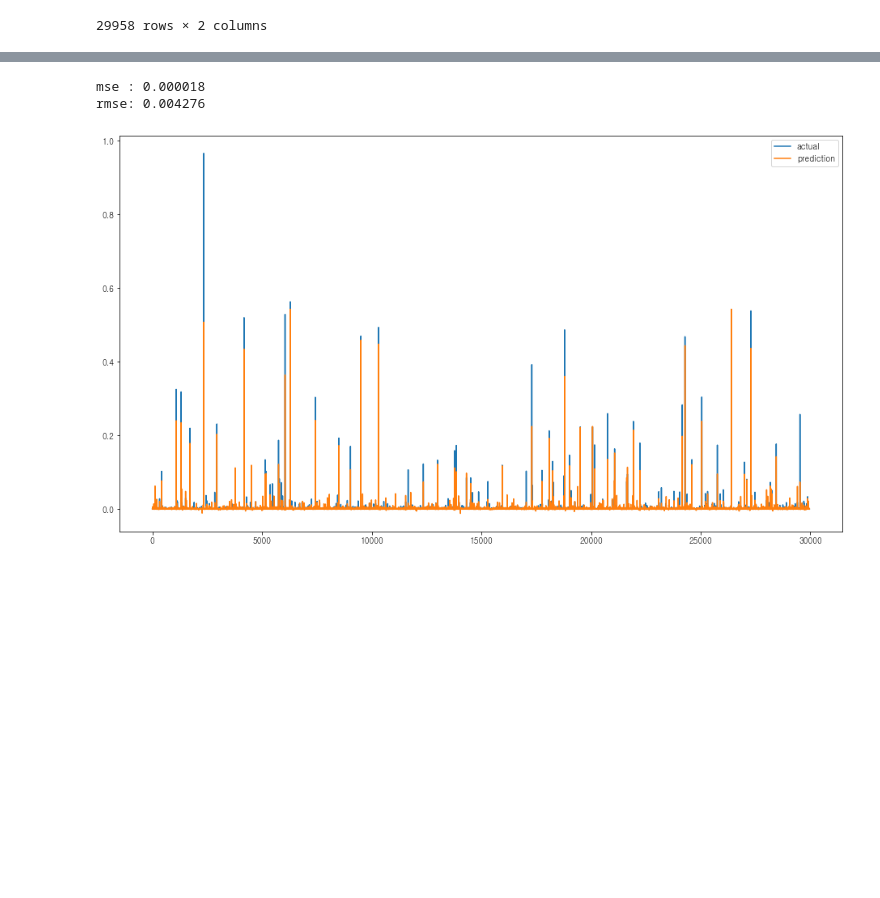
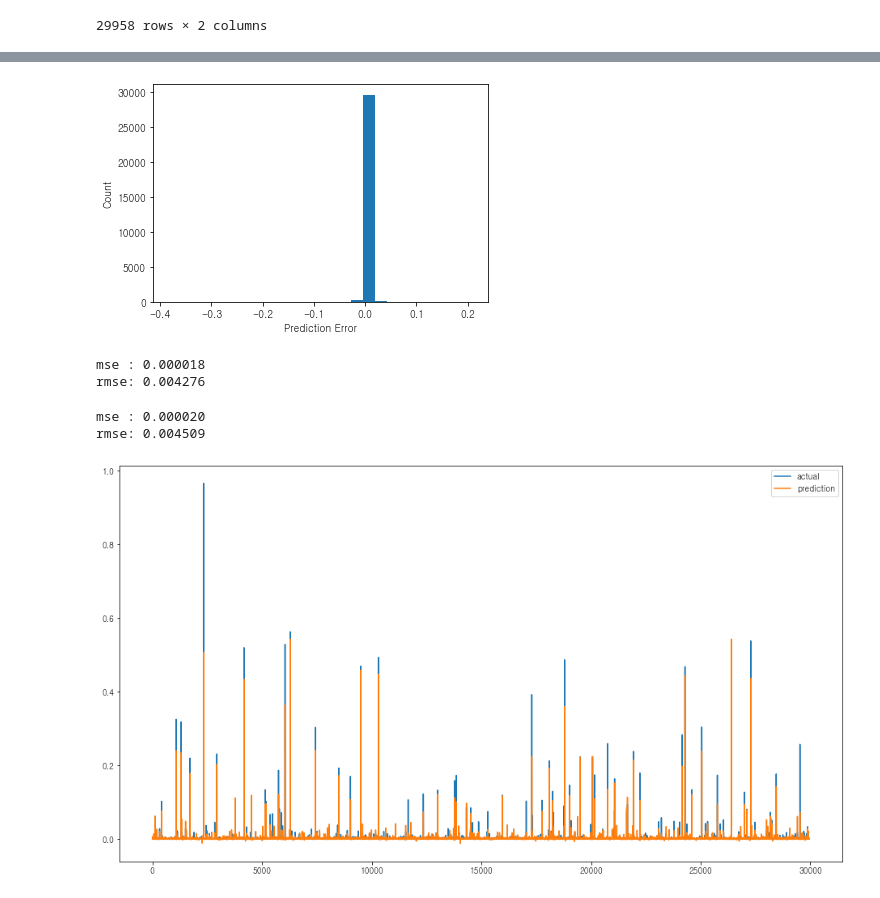
Before and after one commit to iDolphin99/Commerical_data_analysis, a Jupyter notebook: dolphin/test.ipynb, the cells around one changed output, grey strips where cells are left out. Drawn from its saved outputs; the diff is of its cells as text; code cells hidden in the pictures; blank space fills up the shorter version.

```diff
--- a/dolphin/test.ipynb
+++ b/dolphin/test.ipynb
@@ -462,7 +467,7 @@ def show_prediction_error(test_y, pred) :
     true_y = test_y.to_numpy()
     true_y = np.ravel(true_y)
     error = pred - true_y
-    plt.hist(error, bins=50)
+    plt.hist(error, bins=25)
     plt.xlabel("Prediction Error")
     _ = plt.ylabel("Count")
 
@@ -505,8 +526,17 @@ show_prediction_error(test_y, pred_xgb)
+# %%
+show_prediction_error(test_y, pred_lgbm)
+# %% [output]
+[figure, added]
 # %%
 show_mse_rmse(test_y, pred_xgb)
 # %% [output]
 mse : 0.000018
 rmse: 0.004276
+# %%
+show_mse_rmse(test_y, pred_lgbm)
+# %% [output]
+mse : 0.000020
+rmse: 0.004509
 # %%
 true_y = test_y.to_numpy()
 graph(pred_xgb, true_y)
```
Also changed, not shown: parts of 11 cells of this notebook.
